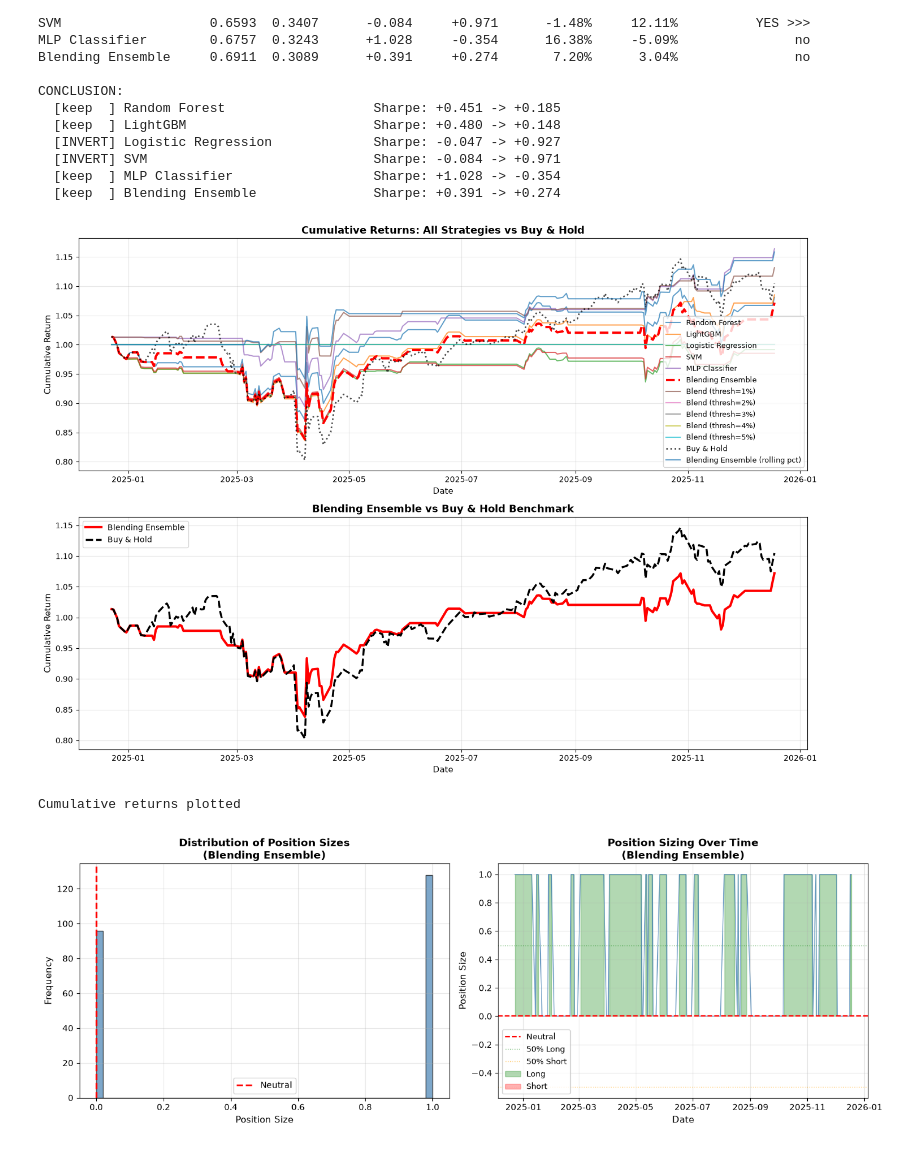
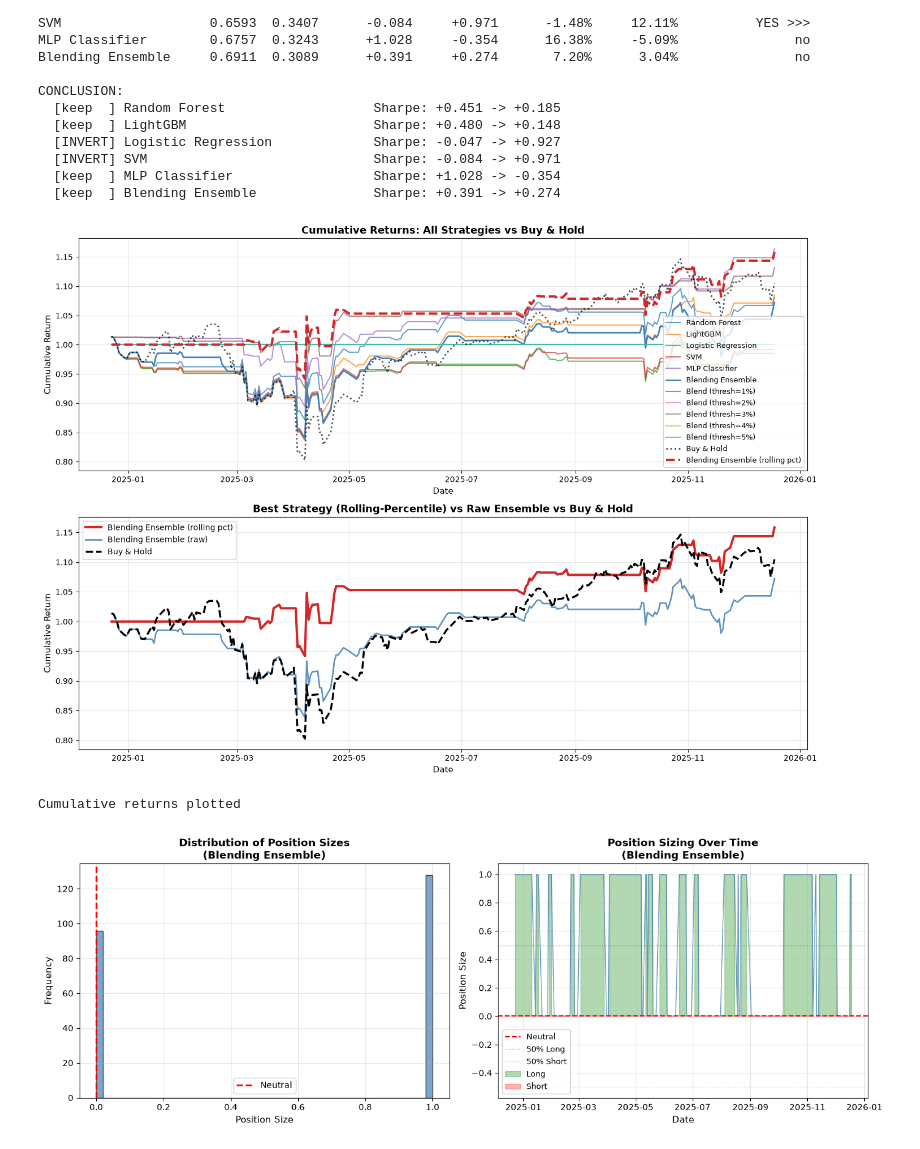
Before and after one commit to Sophialllin/CQF-, a Jupyter notebook: CQF_Volatility_Direction_5D_EXECUTED.ipynb, the cells around one changed output. Drawn from its saved outputs; the diff is of its cells as text; code cells hidden in the pictures.

```diff
--- a/CQF_Volatility_Direction_5D_EXECUTED.ipynb
+++ b/CQF_Volatility_Direction_5D_EXECUTED.ipynb
@@ -4443,39 +4461,45 @@ CONCLUSION:
 # Plot cumulative returns comparison
 fig, (ax1, ax2) = plt.subplots(2, 1, figsize=(14, 10))
 
 # Plot 1: All strategies
 for name, result in backtest_results.items():
-    if name == 'Blending Ensemble':
-        ax1.plot(result['cumulative_returns'], label=name, linewidth=3, linestyle='--', color='red')
+    if name == 'Blending Ensemble (rolling pct)':
+        ax1.plot(result['cumulative_returns'], label=name, linewidth=3, linestyle='--', color='#d62728')
+    elif name == 'Blending Ensemble':
+        ax1.plot(result['cumulative_returns'], label=name, linewidth=2, color='steelblue')
     elif name == 'Buy & Hold':
         ax1.plot(result['cumulative_returns'], label=name, linewidth=2, linestyle=':', color='black', alpha=0.7)
     else:
         ax1.plot(result['cumulative_returns'], label=name, linewidth=1.5, alpha=0.7)
 
 ax1.set_xlabel('Date', fontsize=11)
 ax1.set_ylabel('Cumulative Return', fontsize=11)
 ax1.set_title('Cumulative Returns: All Strategies vs Buy & Hold', fontsize=13, fontweight='bold')
 ax1.legend(loc='best', fontsize=9)
 ax1.grid(True, alpha=0.3)
 
-# Plot 2: Blending Ensemble vs Buy & Hold only (clearer comparison)
+# Plot 2: raw ensemble vs rolling-percentile ensemble vs Buy & Hold (the headline comparison -
+# rolling-percentile is the highest-Sharpe strategy found; see Section "Rolling-Percentile
+# Threshold" for the caveat that this improvement was not robust across other random seeds)
+ax2.plot(backtest_results['Blending Ensemble (rolling pct)']['cumulative_returns'],
+         label='Blending Ensemble (rolling pct)', linewidth=3, color='#d62728')
 ax2.plot(backtest_results['Blending Ensemble']['cumulative_returns'],
-         label='Blending Ensemble', linewidth=3, color='red')
+         label='Blending Ensemble (raw)', linewidth=2, color='steelblue', alpha=0.85)
 ax2.plot(backtest_results['Buy & Hold']['cumulative_returns'],
          label='Buy & Hold', linewidth=2.5, linestyle='--', color='black')
 
 ax2.set_xlabel('Date', fontsize=11)
 ax2.set_ylabel('Cumulative Return', fontsize=11)
-ax2.set_title('Blending Ensemble vs Buy & Hold Benchmark', fontsize=13, fontweight='bold')
+ax2.set_title('Best Strategy (Rolling-Percentile) vs Raw Ensemble vs Buy & Hold', fontsize=13, fontweight='bold')
 ax2.legend(loc='best', fontsize=10)
 ax2.grid(True, alpha=0.3)
 
 plt.tight_layout()
 plt.show()
 
 print("Cumulative returns plotted")
 # %% [output]
-[figure, old version]
+[figure, new version]
 Cumulative returns plotted
 # %%
 # Analyze position distribution for ensemble
```
Also changed, not shown: parts of 4 cells of this notebook, 1 other file.
